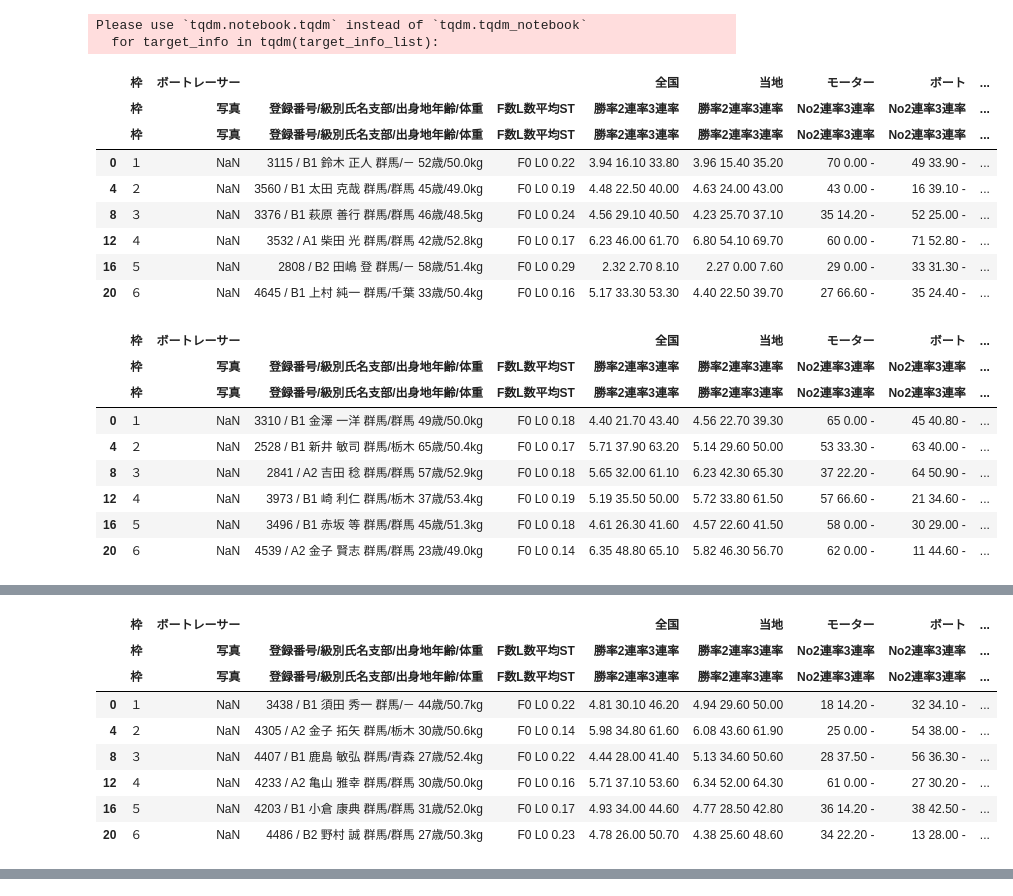
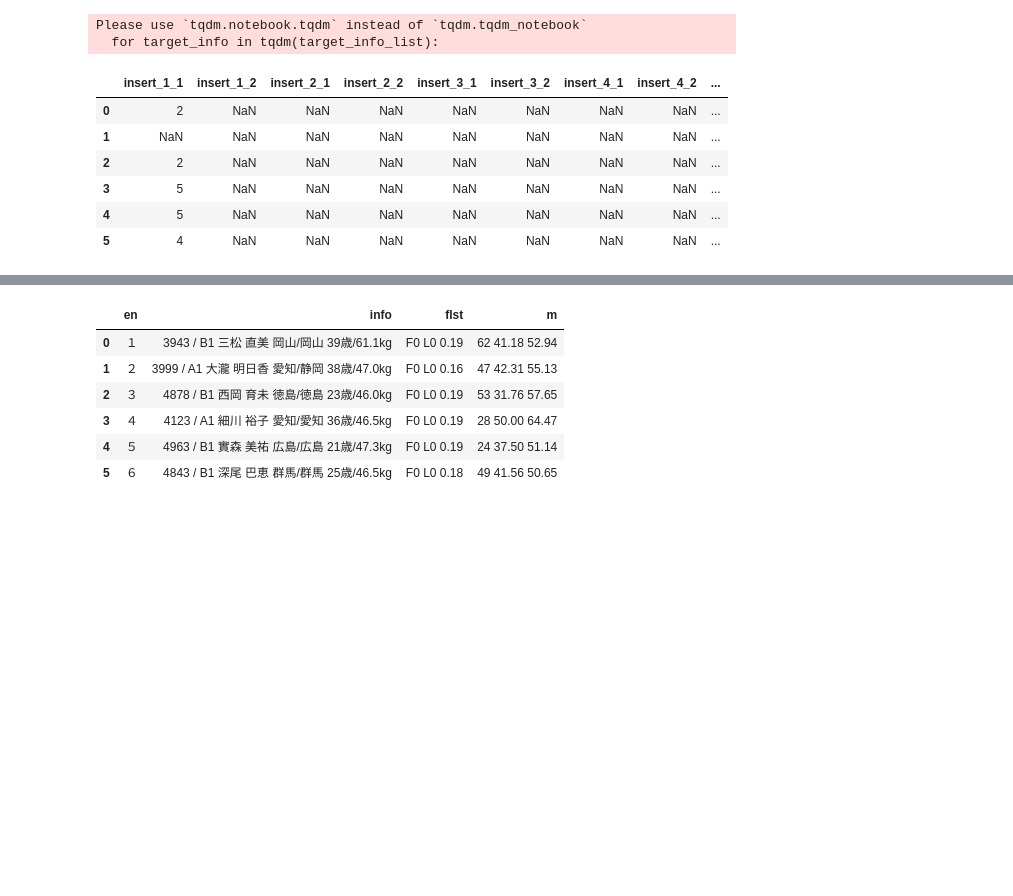
Before and after one commit to rakukanahoshi/kyoutei_AI, a Jupyter notebook: main.ipynb, the cells around one changed output, grey strips where cells are left out. Drawn from its saved outputs; the diff is of its cells as text; code cells hidden in the pictures; blank space fills up the shorter version.

```diff
--- a/main.ipynb
+++ b/main.ipynb
@@ -49,7 +58,0 @@ display(dfs[0])
-# %%
-for target_info in tqdm(target_info_list):
-    dfs = pd.read_html(target_info, encoding="utf-8")
-    dfs_dummy = dfs[0]
-    dfs_all = dfs_all.append(dfs_dummy)
-
-display(dfs_all.head(1))
@@ -87,39 +59,34 @@ display(dfs_all["ボートレーサー"])
 # %%
 # info_htmlの加工をする
 # race_id、枠、選手ID、級別、F数、L数、平均ST、モーター2連、モーター3連、初日進入、初日ST、初日成績、～ 、最終日、
-# 体重、調整、展示タイム、チルト、プロペラ、部品交換、前走成績、
+# 体重、調整、展示タイム、チルト、プロペラ、部品交換
 
 for target_info in tqdm(target_info_list):
     #レース結果を保存したhtmlファイルとそのDF
     dfs = pd.read_html(target_info, encoding="utf-8")
-    x = dfs[0]
-    display(x)
+    race_info1_df = dfs[0]
+
+    main_info_dummy.loc[0,"Race_ID"] = target_info[-19:-5]
+    #main_info_dummy.loc[0,"Frame"] =
+    z = u.parse(race_info1_df)
+    #y = pd.merge(z, dfs_dummy)
+    #display(z)
+
     #x_ = x.iloc[i:i+2,0:2]
     #display[x_]
 #dfs = pd.read_html(target_info_list[0])
 #for i in range(0, ):
 
-display(x)
+display(u.open_Grades_sort(target_info))
 #display(x.head())
 #display(x.iloc[1,2])
 # %% [output]
 Please use `tqdm.notebook.tqdm` instead of `tqdm.tqdm_notebook`
   for target_info in tqdm(target_info_list):
-|  | 枠 | ボートレーサー |  |  | 全国 | 当地 | モーター | ボート | ... |
-|  | 枠 | 写真 | 登録番号/級別氏名支部/出身地年齢/体重 | F数L数平均ST | 勝率2連率3連率 | 勝率2連率3連率 | No2連率3連率 | No2連率3連率 | ... |
-|  | 枠 | 写真 | 登録番号/級別氏名支部/出身地年齢/体重 | F数L数平均ST | 勝率2連率3連率 | 勝率2連率3連率 | No2連率3連率 | No2連率3連率 | ... |
-| 0 | １ | NaN | 3115 / B1 鈴木 正人 群馬/－ 52歳/50.0kg | F0 L0 0.22 | 3.94 16.10 33.80 | 3.96 15.40 35.20 | 70 0.00 - | 49 33.90 - | ... |
-| 4 | ２ | NaN | 3560 / B1 太田 克哉 群馬/群馬 45歳/49.0kg | F0 L0 0.19 | 4.48 22.50 40.00 | 4.63 24.00 43.00 | 43 0.00 - | 16 39.10 - | ... |
-| 8 | ３ | NaN | 3376 / B1 萩原 善行 群馬/群馬 46歳/48.5kg | F0 L0 0.24 | 4.56 29.10 40.50 | 4.23 25.70 37.10 | 35 14.20 - | 52 25.00 - | ... |
-| 12 | ４ | NaN | 3532 / A1 柴田 光 群馬/群馬 42歳/52.8kg | F0 L0 0.17 | 6.23 46.00 61.70 | 6.80 54.10 69.70 | 60 0.00 - | 71 52.80 - | ... |
-| 16 | ５ | NaN | 2808 / B2 田嶋 登 群馬/－ 58歳/51.4kg | F0 L0 0.29 | 2.32 2.70 8.10 | 2.27 0.00 7.60 | 29 0.00 - | 33 31.30 - | ... |
-| 20 | ６ | NaN | 4645 / B1 上村 純一 群馬/千葉 33歳/50.4kg | F0 L0 0.16 | 5.17 33.30 53.30 | 4.40 22.50 39.70 | 27 66.60 - | 35 24.40 - | ... |
+|  | insert_1_1 | insert_1_2 | insert_2_1 | insert_2_2 | insert_3_1 | insert_3_2 | insert_4_1 | insert_4_2 | ... |
+| 0 | 2 | NaN | NaN | NaN | NaN | NaN | NaN | NaN | ... |
+| 1 | NaN | NaN | NaN | NaN | NaN | NaN | NaN | NaN | ... |
+| 2 | 2 | NaN | NaN | NaN | NaN | NaN | NaN | NaN | ... |
+| 3 | 5 | NaN | NaN | NaN | NaN | NaN | NaN | NaN | ... |
+| 4 | 5 | NaN | NaN | NaN | NaN | NaN | NaN | NaN | ... |
+| 5 | 4 | NaN | NaN | NaN | NaN | NaN | NaN | NaN | ... |
-|  | 枠 | ボートレーサー |  |  | 全国 | 当地 | モーター | ボート | ... |
-|  | 枠 | 写真 | 登録番号/級別氏名支部/出身地年齢/体重 | F数L数平均ST | 勝率2連率3連率 | 勝率2連率3連率 | No2連率3連率 | No2連率3連率 | ... |
-|  | 枠 | 写真 | 登録番号/級別氏名支部/出身地年齢/体重 | F数L数平均ST | 勝率2連率3連率 | 勝率2連率3連率 | No2連率3連率 | No2連率3連率 | ... |
-| 0 | １ | NaN | 3310 / B1 金澤 一洋 群馬/群馬 49歳/50.0kg | F0 L0 0.18 | 4.40 21.70 43.40 | 4.56 22.70 39.30 | 65 0.00 - | 45 40.80 - | ... |
-| 4 | ２ | NaN | 2528 / B1 新井 敏司 群馬/栃木 65歳/50.4kg | F0 L0 0.17 | 5.71 37.90 63.20 | 5.14 29.60 50.00 | 53 33.30 - | 63 40.00 - | ... |
-| 8 | ３ | NaN | 2841 / A2 吉田 稔 群馬/群馬 57歳/52.9kg | F0 L0 0.18 | 5.65 32.00 61.10 | 6.23 42.30 65.30 | 37 22.20 - | 64 50.90 - | ... |
-| 12 | ４ | NaN | 3973 / B1 崎 利仁 群馬/栃木 37歳/53.4kg | F0 L0 0.19 | 5.19 35.50 50.00 | 5.72 33.80 61.50 | 57 66.60 - | 21 34.60 - | ... |
-| 16 | ５ | NaN | 3496 / B1 赤坂 等 群馬/群馬 45歳/51.3kg | F0 L0 0.18 | 4.61 26.30 41.60 | 4.57 22.60 41.50 | 58 0.00 - | 30 29.00 - | ... |
-| 20 | ６ | NaN | 4539 / A2 金子 賢志 群馬/群馬 23歳/49.0kg | F0 L0 0.14 | 6.35 48.80 65.10 | 5.82 46.30 56.70 | 62 0.00 - | 11 44.60 - | ... |
@@ -135,9 +92,0 @@ Please use `tqdm.notebook.tqdm` instead of `tqdm.tqdm_notebook`
-|  | 枠 | ボートレーサー |  |  | 全国 | 当地 | モーター | ボート | ... |
-|  | 枠 | 写真 | 登録番号/級別氏名支部/出身地年齢/体重 | F数L数平均ST | 勝率2連率3連率 | 勝率2連率3連率 | No2連率3連率 | No2連率3連率 | ... |
-|  | 枠 | 写真 | 登録番号/級別氏名支部/出身地年齢/体重 | F数L数平均ST | 勝率2連率3連率 | 勝率2連率3連率 | No2連率3連率 | No2連率3連率 | ... |
-| 0 | １ | NaN | 3438 / B1 須田 秀一 群馬/－ 44歳/50.7kg | F0 L0 0.22 | 4.81 30.10 46.20 | 4.94 29.60 50.00 | 18 14.20 - | 32 34.10 - | ... |
-| 4 | ２ | NaN | 4305 / A2 金子 拓矢 群馬/栃木 30歳/50.6kg | F0 L0 0.14 | 5.98 34.80 61.60 | 6.08 43.60 61.90 | 25 0.00 - | 54 38.00 - | ... |
-| 8 | ３ | NaN | 4407 / B1 鹿島 敏弘 群馬/青森 27歳/52.4kg | F0 L0 0.22 | 4.44 28.00 41.40 | 5.13 34.60 50.60 | 28 37.50 - | 56 36.30 - | ... |
-| 12 | ４ | NaN | 4233 / A2 亀山 雅幸 群馬/群馬 30歳/50.0kg | F0 L0 0.16 | 5.71 37.10 53.60 | 6.34 52.00 64.30 | 61 0.00 - | 27 30.20 - | ... |
-| 16 | ５ | NaN | 4203 / B1 小倉 康典 群馬/群馬 31歳/52.0kg | F0 L0 0.17 | 4.93 34.00 44.60 | 4.77 28.50 42.80 | 36 14.20 - | 38 42.50 - | ... |
-| 20 | ６ | NaN | 4486 / B2 野村 誠 群馬/群馬 27歳/50.3kg | F0 L0 0.23 | 4.78 26.00 50.70 | 4.38 25.60 48.60 | 34 22.20 - | 13 28.00 - | ... |
@@ -162,0 +93,12 @@ Please use `tqdm.notebook.tqdm` instead of `tqdm.tqdm_notebook`
+# %%
+z = u.parse(dfs[0])
+#y = pd.merge(z, dfs_dummy)
+display(z)
+# %% [output]
+|  | en | info | flst | m |
+| 0 | １ | 3943 / B1 三松 直美 岡山/岡山 39歳/61.1kg | F0 L0 0.19 | 62 41.18 52.94 |
+| 1 | ２ | 3999 / A1 大瀧 明日香 愛知/静岡 38歳/47.0kg | F0 L0 0.16 | 47 42.31 55.13 |
+| 2 | ３ | 4878 / B1 西岡 育未 徳島/徳島 23歳/46.0kg | F0 L0 0.19 | 53 31.76 57.65 |
+| 3 | ４ | 4123 / A1 細川 裕子 愛知/愛知 36歳/46.5kg | F0 L0 0.19 | 28 50.00 64.47 |
+| 4 | ５ | 4963 / B1 實森 美祐 広島/広島 21歳/47.3kg | F0 L0 0.19 | 24 37.50 51.14 |
+| 5 | ６ | 4843 / B1 深尾 巴恵 群馬/群馬 25歳/46.5kg | F0 L0 0.18 | 49 41.56 50.65 |
```
Also changed, not shown: parts of 10 cells of this notebook, 2 other files.
